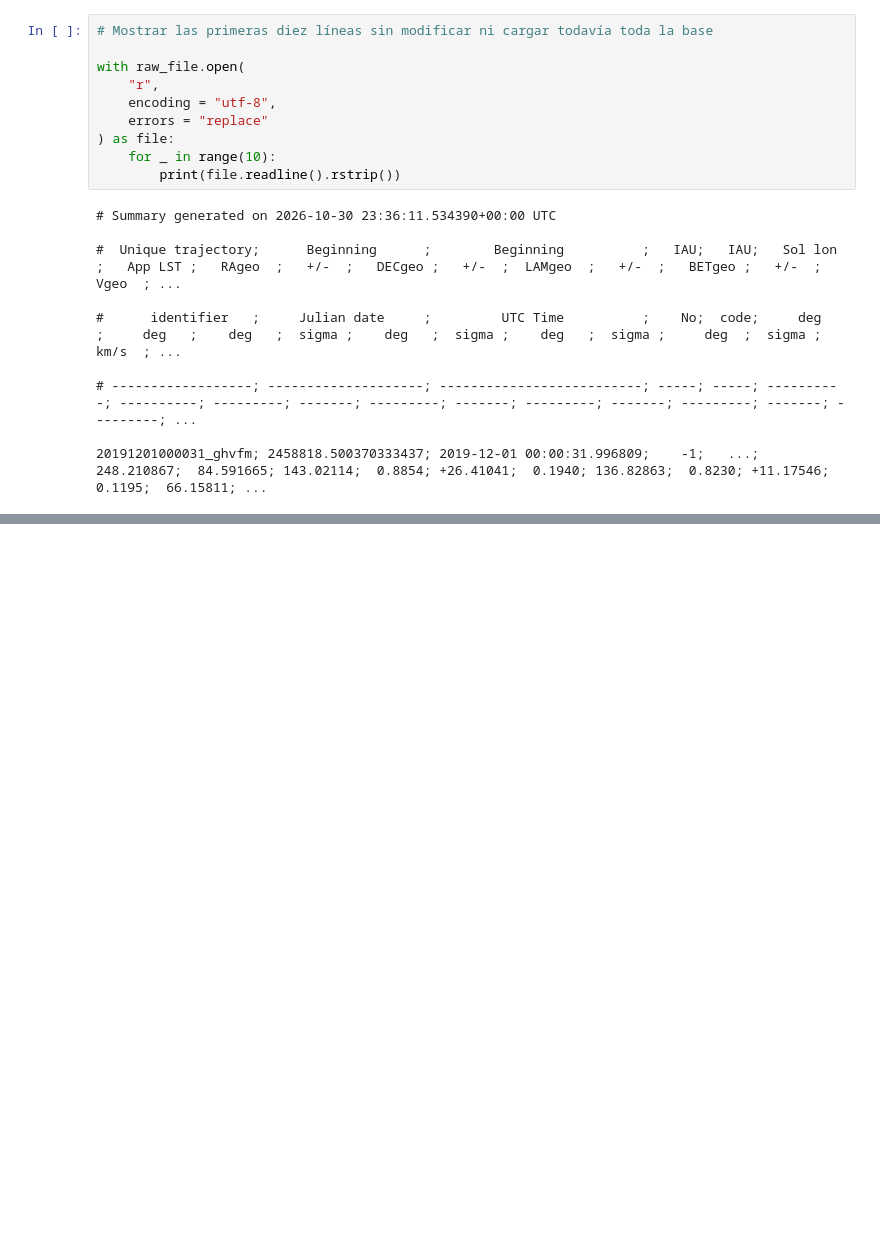
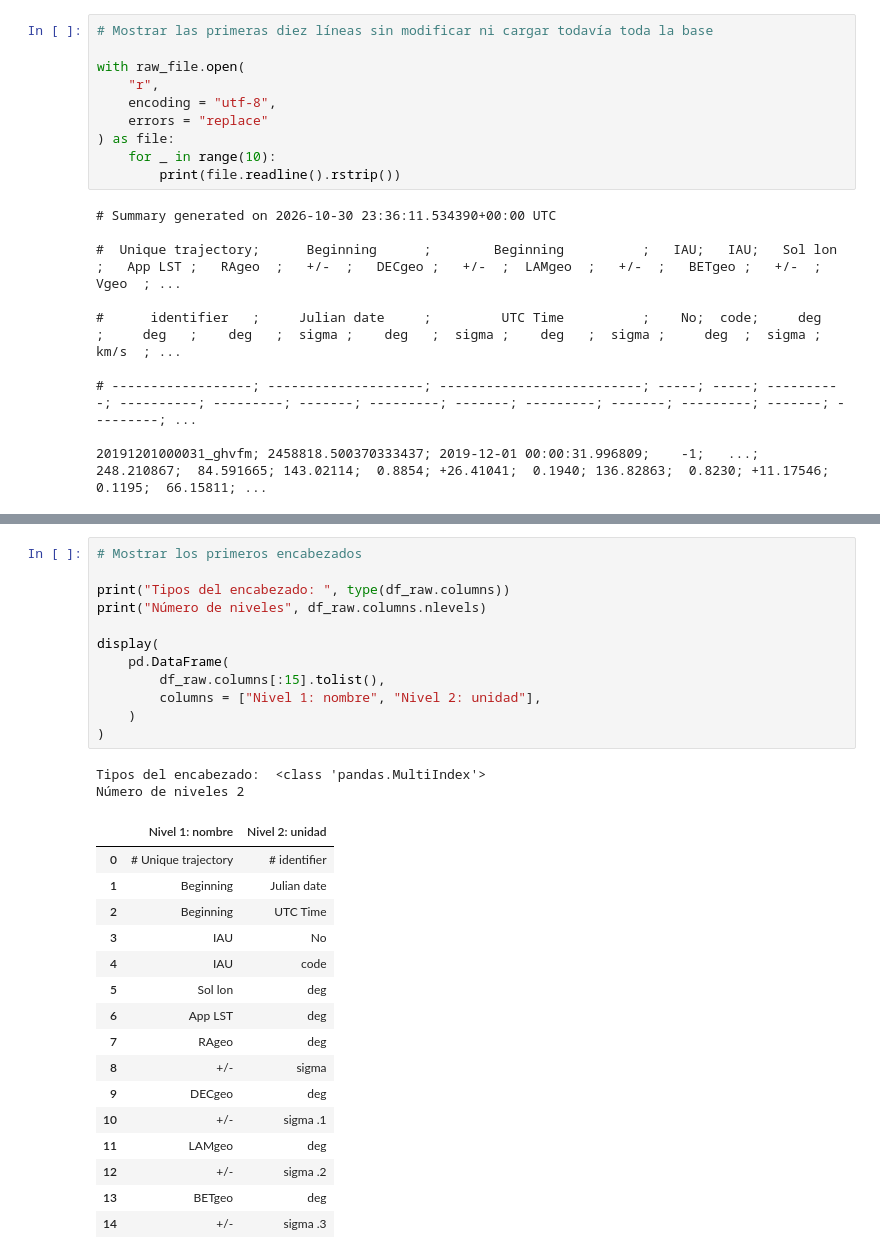
Before and after one commit to AlexBytes-23/Investigacion_geminidas, a Jupyter notebook: notebooks/01_auditoria_y_limpieza.ipynb, the cells around one changed output, grey strips where cells are left out. Drawn from its saved outputs; the diff is of its cells as text; blank space fills up the shorter version.

```diff
--- a/notebooks/01_auditoria_y_limpieza.ipynb
+++ b/notebooks/01_auditoria_y_limpieza.ipynb
@@ -60,0 +87,31 @@ with raw_file.open(
+# %%
+# Mostrar los primeros encabezados
+
+print("Tipos del encabezado: ", type(df_raw.columns))
+print("Número de niveles", df_raw.columns.nlevels)
+
+display(
+    pd.DataFrame(
+        df_raw.columns[:15].tolist(),
+        columns = ["Nivel 1: nombre", "Nivel 2: unidad"],
+    )
+)
+# %% [output]
+Tipos del encabezado:  <class 'pandas.MultiIndex'>
+Número de niveles 2
+|  | Nivel 1: nombre | Nivel 2: unidad |
+| 0 | # Unique trajectory | # identifier |
+| 1 | Beginning | Julian date |
+| 2 | Beginning | UTC Time |
+| 3 | IAU | No |
+| 4 | IAU | code |
+| 5 | Sol lon | deg |
+| 6 | App LST | deg |
+| 7 | RAgeo | deg |
+| 8 | +/- | sigma |
+| 9 | DECgeo | deg |
+| 10 | +/- | sigma .1 |
+| 11 | LAMgeo | deg |
+| 12 | +/- | sigma .2 |
+| 13 | BETgeo | deg |
+| 14 | +/- | sigma .3 |
```
Also changed, not shown: parts of 12 cells of this notebook.
